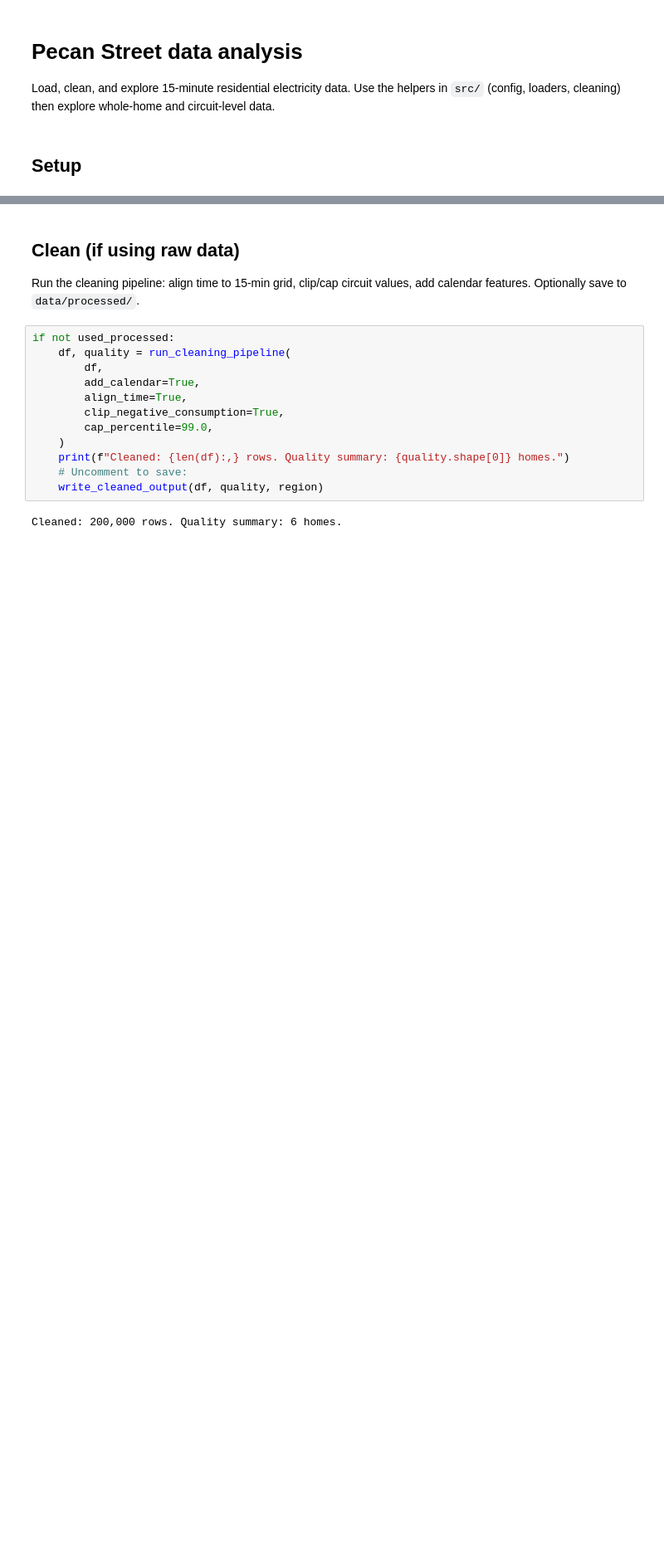
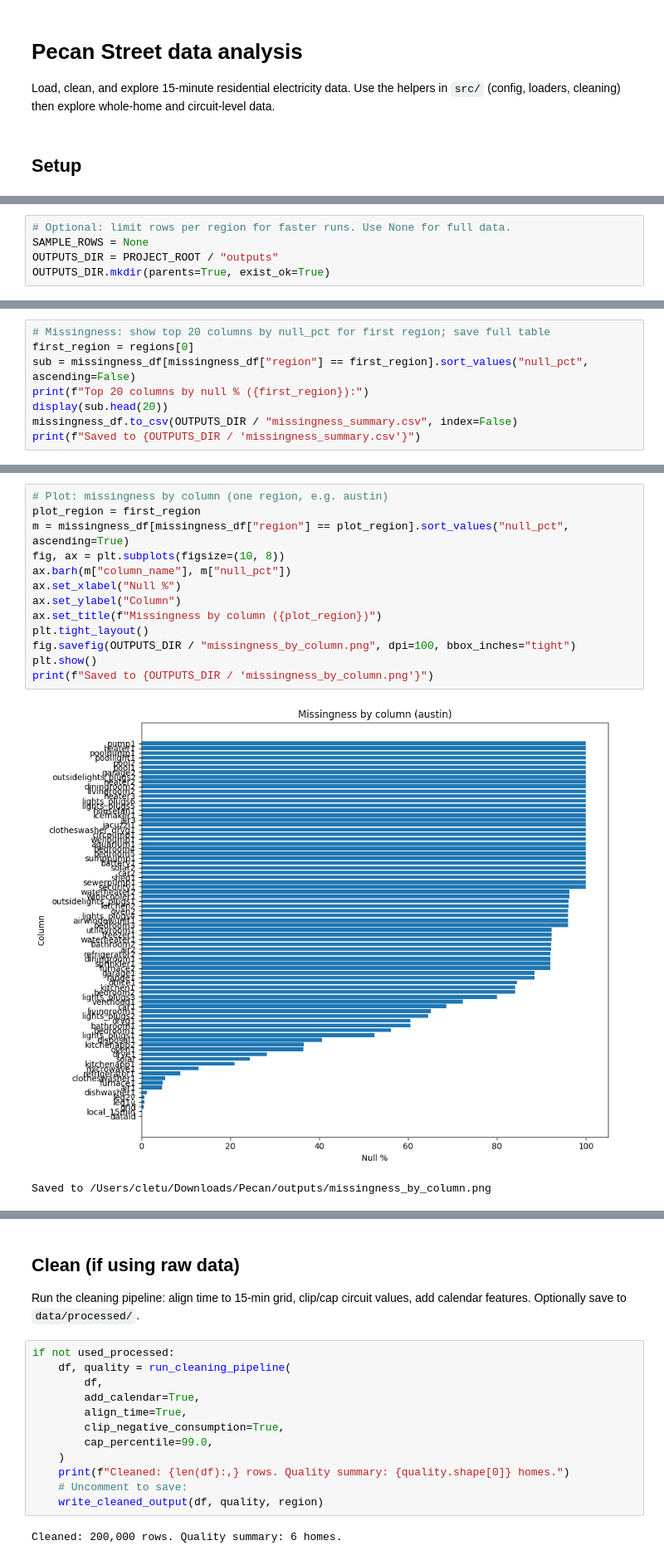
Before and after one commit to cletuzz00/energy_load_analysis, a Jupyter notebook: notebooks/analysis.ipynb, the cells around one changed output, grey strips where cells are left out. Shown at 83% size. Drawn from its saved outputs; the diff is of its cells as text; blank space fills up the shorter version.

```diff
--- a/notebooks/analysis.ipynb
+++ b/notebooks/analysis.ipynb
@@ -30,0 +30,5 @@ Option B: load raw 15-min data and metadata, then merge (and clean in the next s
+# %%
+# Optional: limit rows per region for faster runs. Use None for full data.
+SAMPLE_ROWS = None
+OUTPUTS_DIR = PROJECT_ROOT / "outputs"
+OUTPUTS_DIR.mkdir(parents=True, exist_ok=True)
@@ -30,0 +81,8 @@ Option B: load raw 15-min data and metadata, then merge (and clean in the next s
+# %%
+# Missingness: show top 20 columns by null_pct for first region; save full table
+first_region = regions[0]
+sub = missingness_df[missingness_df["region"] == first_region].sort_values("null_pct", ascending=False)
+print(f"Top 20 columns by null % ({first_region}):")
+display(sub.head(20))
+missingness_df.to_csv(OUTPUTS_DIR / "missingness_summary.csv", index=False)
+print(f"Saved to {OUTPUTS_DIR / 'missingness_summary.csv'}")
@@ -30,0 +109,16 @@ Option B: load raw 15-min data and metadata, then merge (and clean in the next s
+# %%
+# Plot: missingness by column (one region, e.g. austin)
+plot_region = first_region
+m = missingness_df[missingness_df["region"] == plot_region].sort_values("null_pct", ascending=True)
+fig, ax = plt.subplots(figsize=(10, 8))
+ax.barh(m["column_name"], m["null_pct"])
+ax.set_xlabel("Null %")
+ax.set_ylabel("Column")
+ax.set_title(f"Missingness by column ({plot_region})")
+plt.tight_layout()
+fig.savefig(OUTPUTS_DIR / "missingness_by_column.png", dpi=100, bbox_inches="tight")
+plt.show()
+print(f"Saved to {OUTPUTS_DIR / 'missingness_by_column.png'}")
+# %% [output]
+[figure, added]
+Saved to /Users/cletu/Downloads/Pecan/outputs/missingness_by_column.png
```
Also changed, not shown: parts of 10 cells of this notebook, 4 other files.
